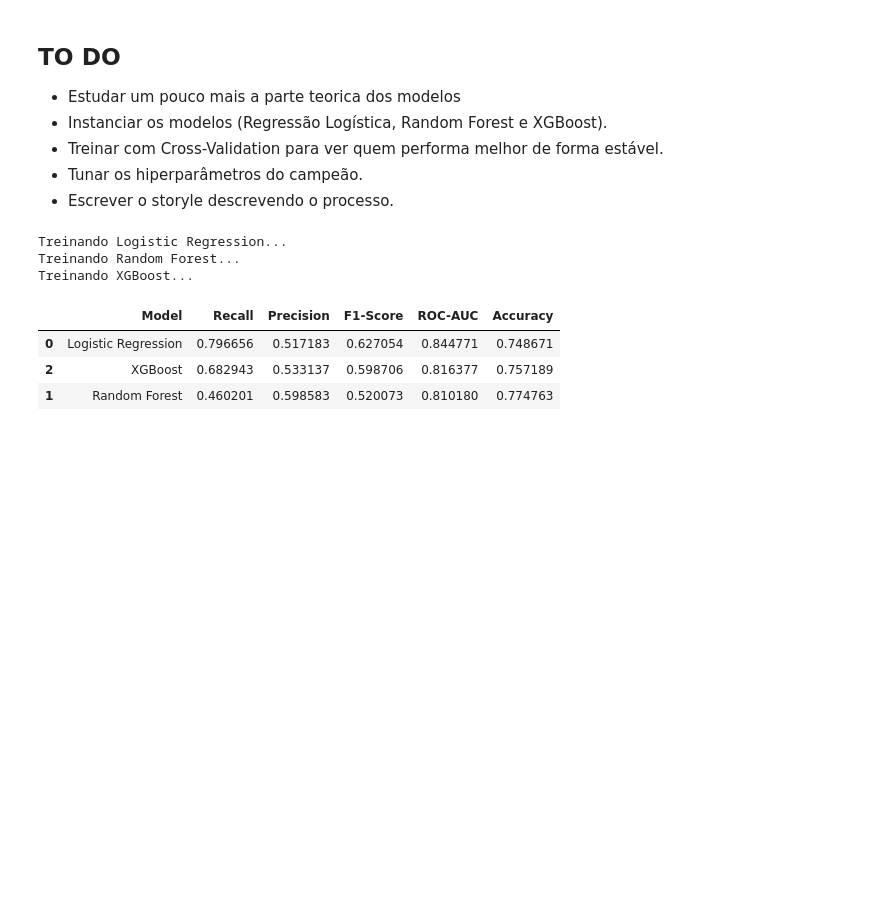
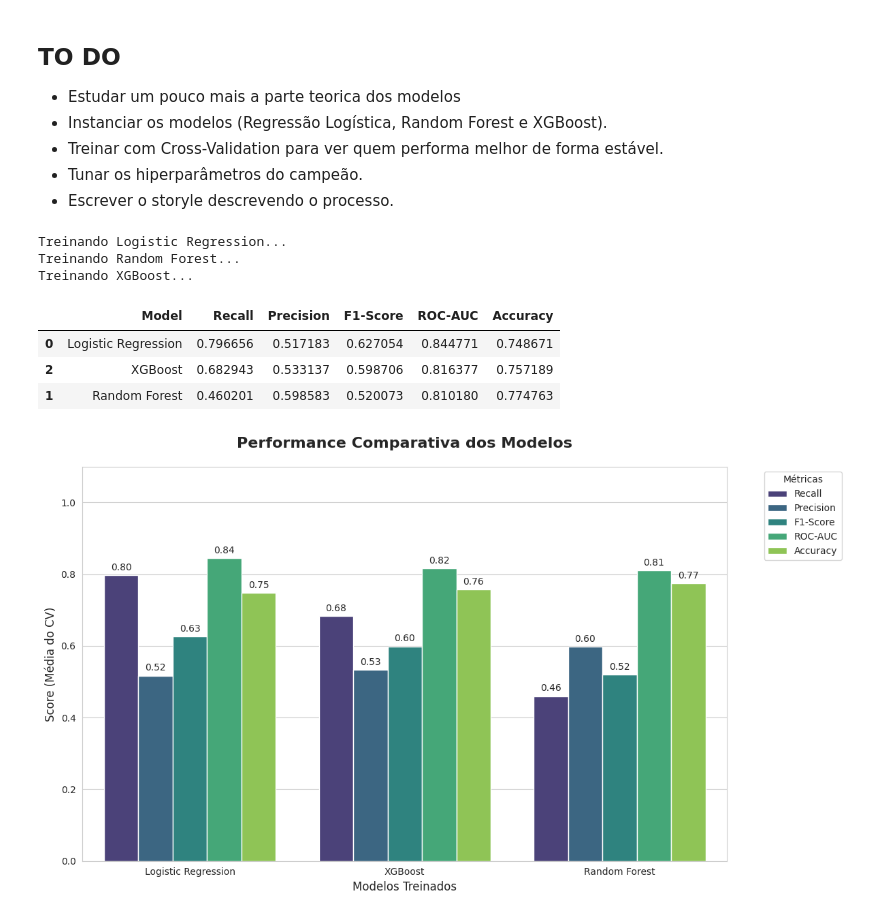
Before and after one commit to RebecaVBoas/Telco-Customer-Churn-Prediction, a Jupyter notebook: notebooks/Modelling.ipynb, the cells around one changed output. Cells and saved outputs as stored; diff of their text form; code cells hidden in the pictures; blank space fills up the shorter version.

Commit message:
feat: grafico de comparaçao dos modelos

```diff
--- a/notebooks/Modelling.ipynb
+++ b/notebooks/Modelling.ipynb
@@ -298,3 +298,25 @@ Treinando XGBoost...
 | 0 | Logistic Regression | 0.796656 | 0.517183 | 0.627054 | 0.844771 | 0.748671 |
 | 2 | XGBoost | 0.682943 | 0.533137 | 0.598706 | 0.816377 | 0.757189 |
 | 1 | Random Forest | 0.460201 | 0.598583 | 0.520073 | 0.810180 | 0.774763 |
+# %%
+df_plot = df_results.melt(id_vars='Model', var_name='Metric', value_name='Score')
+
+sns.set_style("whitegrid")
+plt.figure(figsize=(12, 7))
+
+
+ax = sns.barplot(data=df_plot, x='Model', y='Score', hue='Metric', palette='viridis')
+
+plt.title('Performance Comparativa dos Modelos', fontsize=16, fontweight='bold', pad=20)
+plt.xlabel('Modelos Treinados', fontsize=12)
+plt.ylabel('Score (Média do CV)', fontsize=12)
+plt.legend(title='Métricas', bbox_to_anchor=(1.05, 1), loc='upper left')
+plt.ylim(0, 1.1)
+
+for container in ax.containers:
+    ax.bar_label(container, fmt='%.2f', padding=3)
+
+plt.tight_layout()
+plt.show()
+# %% [output]
+[figure, added]
```
